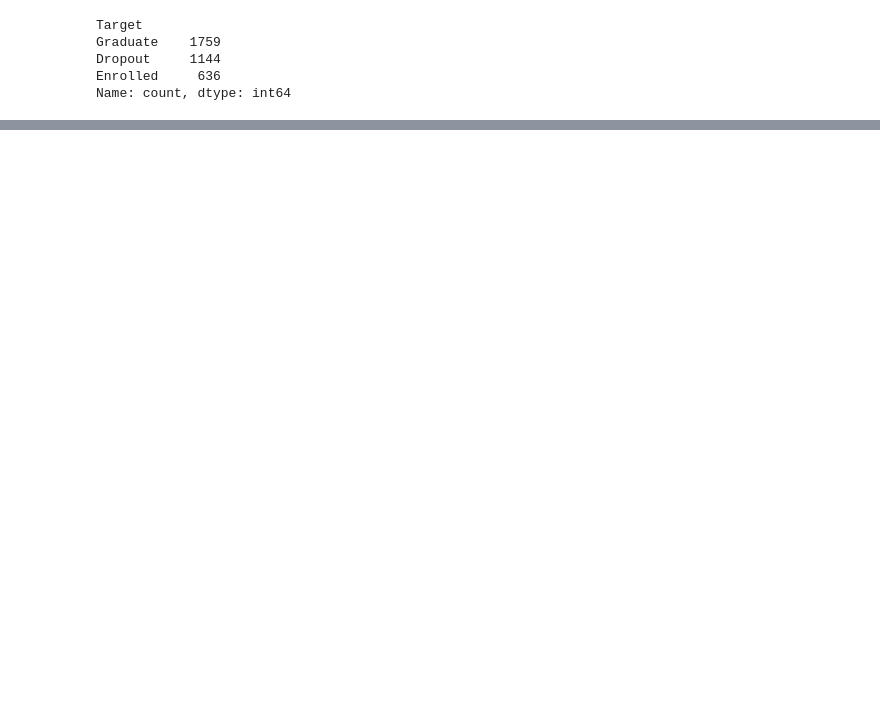
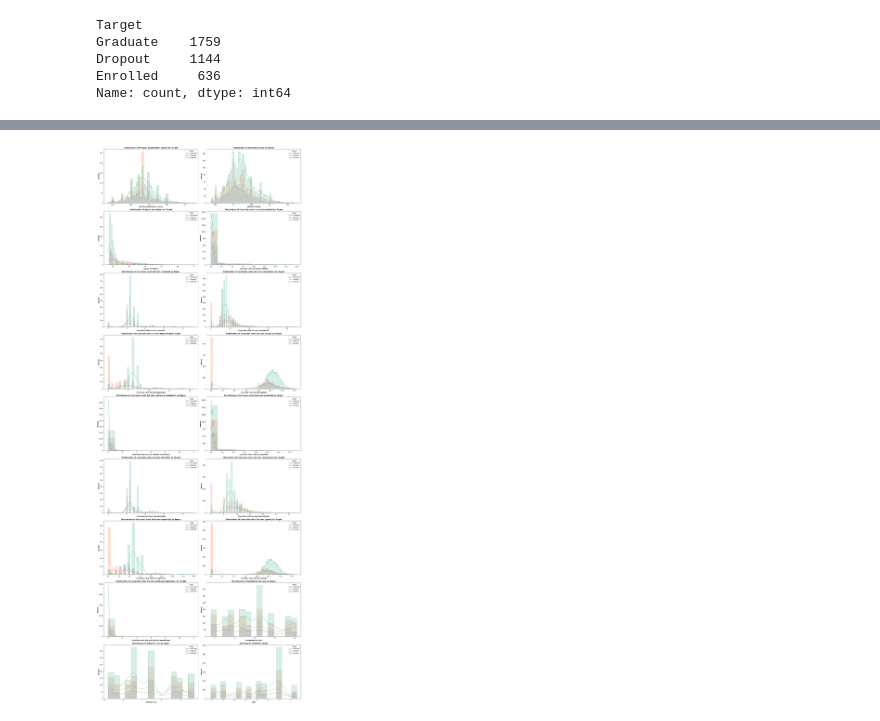
Before and after one commit to hchqin/Student_Success_Predict_Group15_Fork, a Jupyter notebook: src/data_analysis_EDA.ipynb, the cells around one changed output, grey strips where cells are left out. Drawn from its saved outputs; the diff is of its cells as text; code cells hidden in the pictures; blank space fills up the shorter version.

```diff
--- a/src/data_analysis_EDA.ipynb
+++ b/src/data_analysis_EDA.ipynb
@@ -262,0 +292,19 @@ Name: count, dtype: int64
+# %%
+n_features = len(numeric_features)
+n_rows = (n_features + 1) // 2
+
+fig, axes = plt.subplots(n_rows, 2, figsize=(20, 6 * n_rows))
+
+for i, feat in enumerate(numeric_features):
+    row = i // 2
+    col = i % 2
+    sns.histplot(data=train_df, x=feat, hue="Target", kde=True, palette="Set2", element="step", ax=axes[row, col])
+    axes[row, col].set_title("Distribution of " + feat + " by Target", fontweight='bold')
+    axes[row, col].set_xlabel(feat, fontweight='bold')
+    axes[row, col].set_ylabel("Density", fontweight='bold')
+
+# Adjust layout and show plot
+plt.tight_layout()
+plt.show()
+# %% [output]
+[figure, added]
```
Also changed, not shown: parts of 3 cells of this notebook.
